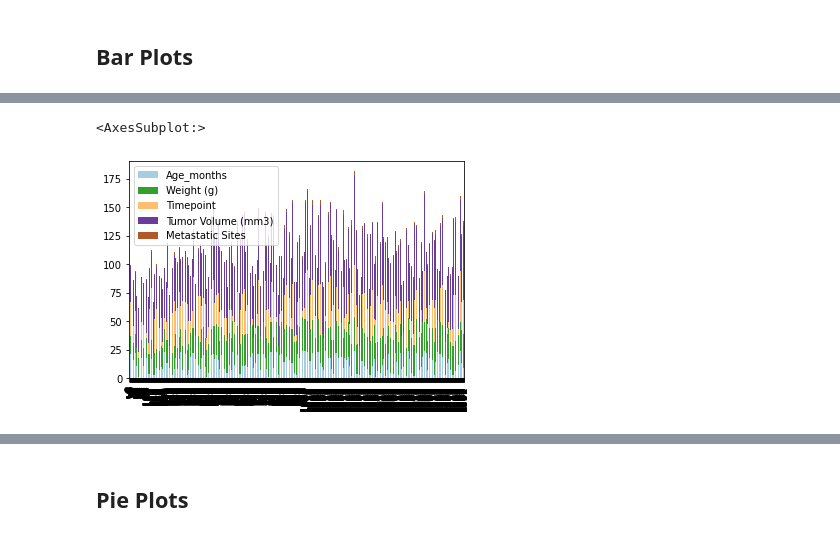
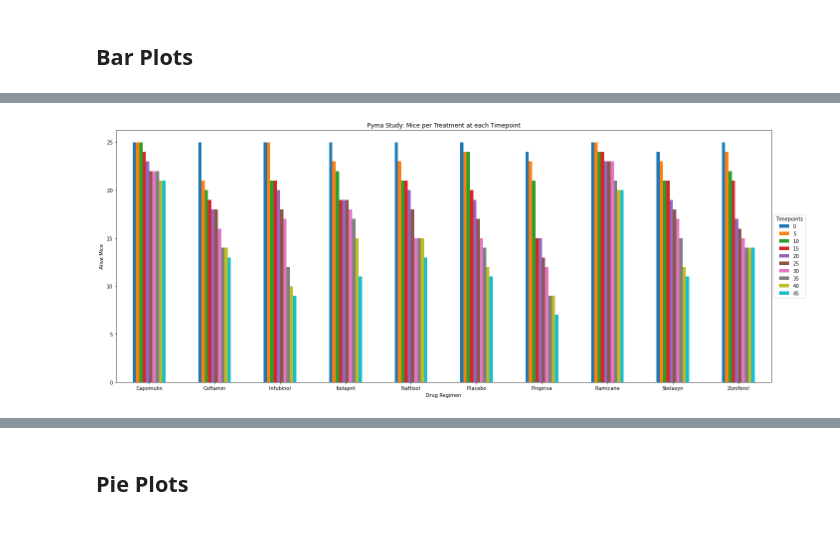
Before and after one commit to nataligracia/matplotlib_pharmaceuticals, a Jupyter notebook: PymaceuticalsScript.ipynb, the cells around one changed output, grey strips where cells are left out. Saved outputs shown, nothing was run; the diff lists cells and outputs as text; code cells hidden in the pictures.

Commit message:
added pandas bar and pie

```diff
--- a/PymaceuticalsScript.ipynb
+++ b/PymaceuticalsScript.ipynb
@@ -143,5 +106,0 @@ ax.barh(study['Drug Regimen'],study['Timepoint'])
-# %%
-study.plot(kind='bar', stacked=True, colormap='Paired')
-# %% [output]
-<AxesSubplot:>
-[figure, removed]
@@ -147,0 +117,16 @@ study.plot(kind='bar', stacked=True, colormap='Paired')
+# %%
+#Remove Total column
+del bar['Total']
+
+#Create Pandas Bar Plot on the number of mice per timepoint for each drug regimen treatment
+ax = bar.plot.bar(rot=0,figsize=(20,8))
+plt.title("Pyma Study: Mice per Treatment at each Timepoint")
+plt.ylabel("Alive Mice")
+plt.legend(title="Timepoints",loc='center left',bbox_to_anchor=(1.0,0.5))
+
+#Save Pandas Bar Plot
+plt.tight_layout()
+plt.savefig("Images/pandas_bar_plot.png")
+plt.show()
+# %% [output]
+[figure, added]
```
Also changed, not shown: parts of 30 cells of this notebook, 2 other files.
